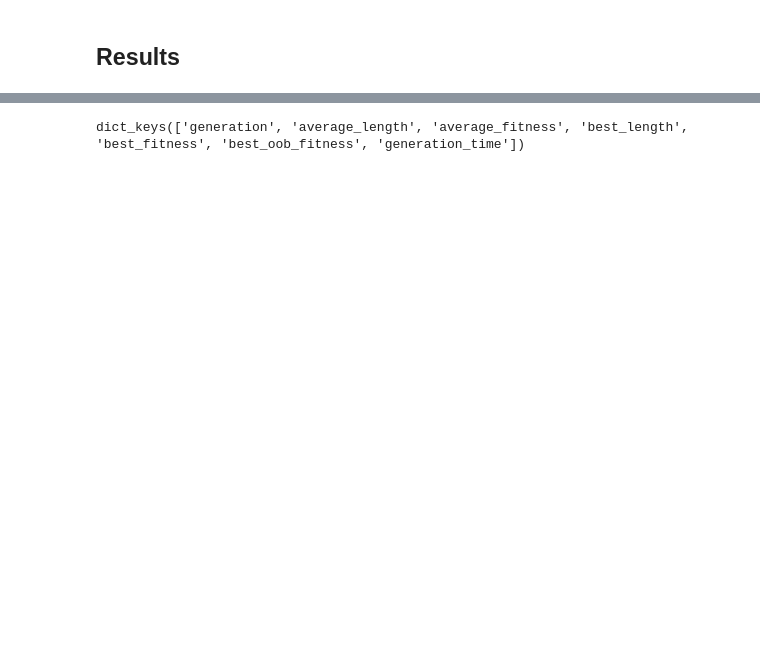
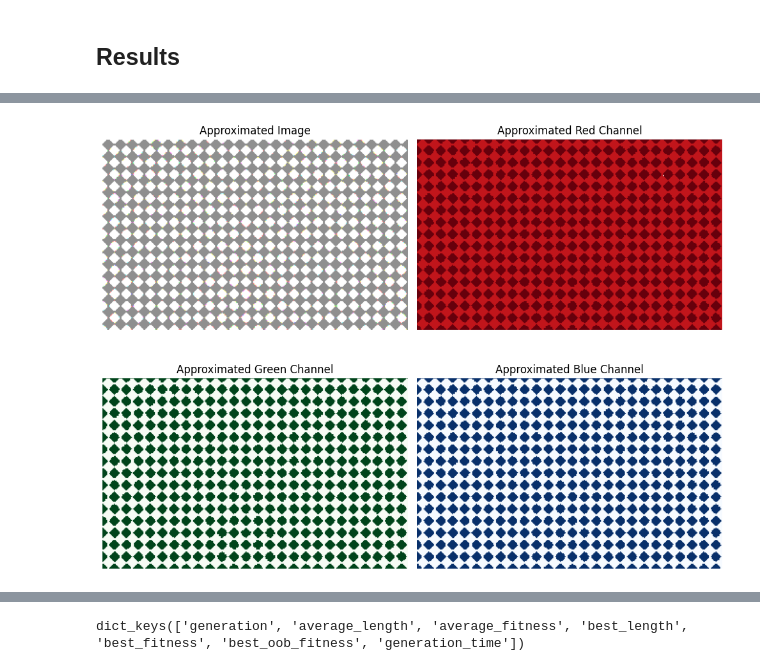
Before and after one commit to MatTheTab/mathematical-image-synthesis, a Jupyter notebook: one_predictor_test.ipynb, the cells around one changed output, grey strips where cells are left out. Drawn from its saved outputs; the diff is of its cells as text; code cells hidden in the pictures; blank space fills up the shorter version.

```diff
--- a/one_predictor_test.ipynb
+++ b/one_predictor_test.ipynb
@@ -289,0 +378,5 @@ plt.show()
+# %%
+complete_est.set_params(metric = 'mean absolute error', generations = 40, warm_start = True)
+
+print(f"Training Red MAE: \n")
+complete_est.fit(xyc_train, rgb_image.flatten())
@@ -289,0 +416,39 @@ plt.show()
+# %%
+rgb_pred = complete_est.predict(xyc_train).reshape(H, W, 3)
+r_pred = rgb_pred[:, :, 0]
+g_pred = rgb_pred[:, :, 1]
+b_pred = rgb_pred[:, :, 2]
+
+rgb_pred = np.nan_to_num(rgb_pred, nan=0.0)
+rgb_pred = np.clip(rgb_pred, 0, 255)
+r_pred /= np.max(r_pred)
+g_pred /= np.max(g_pred)
+b_pred /= np.max(b_pred)
+rgb_pred /= np.max(rgb_pred)
+
+plt.figure(figsize=(10, 8))
+
+plt.subplot(2, 2, 1)
+plt.imshow(rgb_pred)
+plt.title('Approximated Image')
+plt.axis('off')
+
+plt.subplot(2, 2, 2)
+plt.imshow(r_pred, cmap='Reds')
+plt.title('Approximated Red Channel')
+plt.axis('off')
+
+plt.subplot(2, 2, 3)
+plt.imshow(g_pred, cmap='Greens')
+plt.title('Approximated Green Channel')
+plt.axis('off')
+
+plt.subplot(2, 2, 4)
+plt.imshow(b_pred, cmap='Blues')
+plt.title('Approximated Blue Channel')
+plt.axis('off')
+
+plt.tight_layout()
+plt.show()
+# %% [output]
+[figure, added]
```
Also changed, not shown: parts of 10 cells of this notebook.
